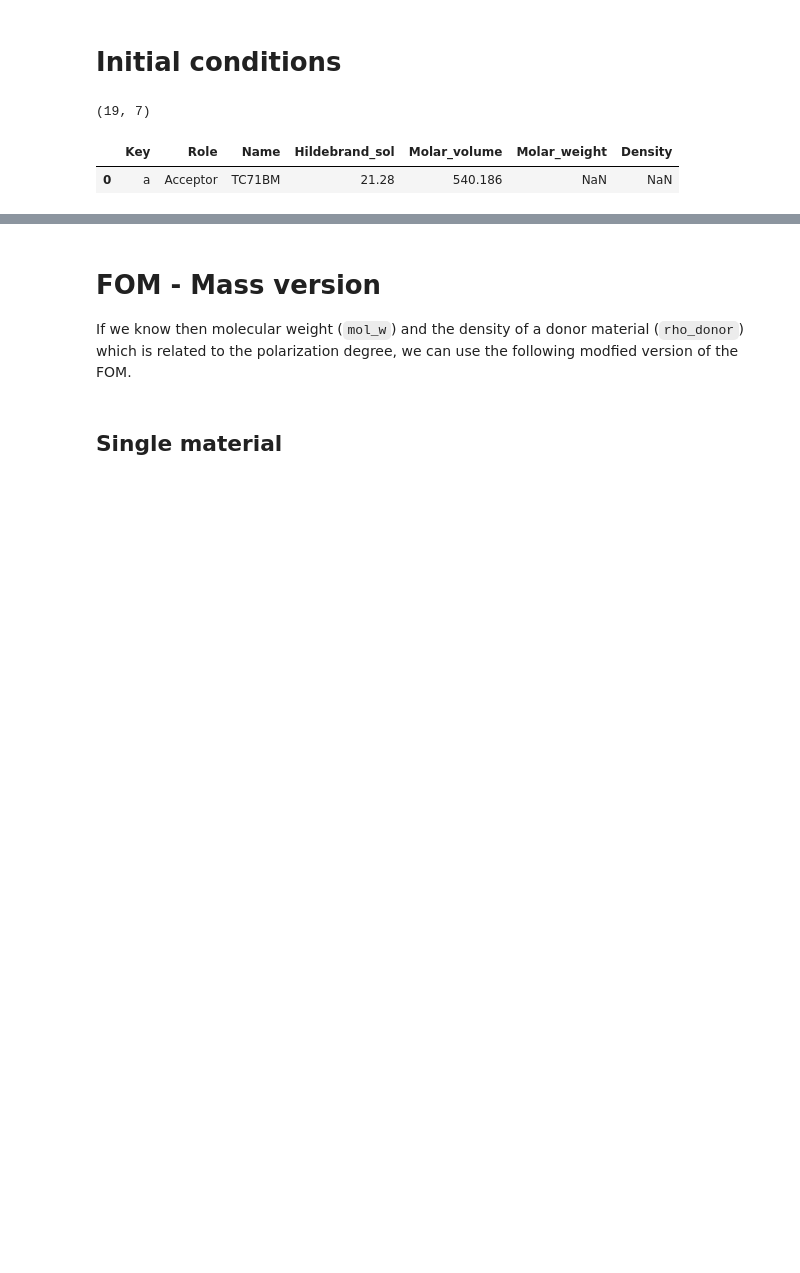
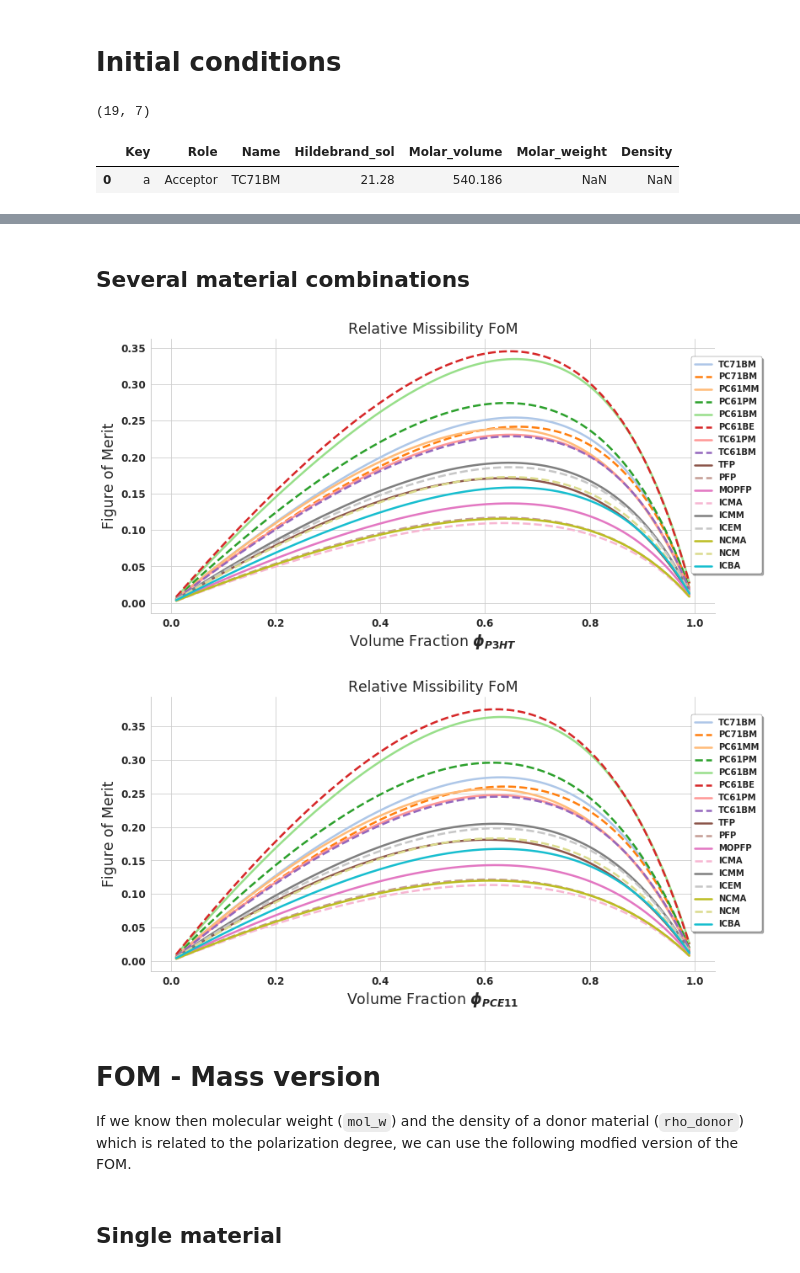
Before and after one commit to beangoben/relative_miscibility_fom, a Jupyter notebook: Miscibilities Calculator.ipynb, the cells around one changed output, grey strips where cells are left out. Cells and saved outputs as stored; diff of their text form; code cells hidden in the pictures; blank space fills up the shorter version.

```diff
--- a/Miscibilities Calculator.ipynb
+++ b/Miscibilities Calculator.ipynb
@@ -61,3 +123,38 @@ df.head(1)
+# %% [markdown]
+## Several material combinations
+# %%
+donors_df = df[df['Role'] == 'Donor']
+acceptors_df = df[df['Role'] == 'Acceptor']
+x = np.linspace(0.01, 0.99, 1000)
+for indx1, donor in donors_df.iterrows():
+    pal = sns.color_palette("tab20", len(acceptors_df))
+    for indx2, acceptor in acceptors_df.iterrows():
+        y = fom(x, donor['Molar_volume'], donor['Hildebrand_sol'],
+                acceptor['Molar_volume'], acceptor['Hildebrand_sol'])
+        ln = '-' if indx2 % 2 == 0 else '--'
+        plt.plot(x, y, label=acceptor['Name'], c=pal[indx2], linestyle=ln)
+        #save_figure('ChiSpinodal_{}_{}.png'.format(acceptor['Name'],donor['Name']))
+    plt.xlabel('Volume Fraction $\phi_{{ {:s} }}$'.format(donor['Name']))
+    plt.ylabel('Figure of Merit')
+    sns.despine()
+    legend = plt.legend(
+        ncol=1,
+        loc='best',
+        bbox_to_anchor=(0.95, 0.95),
+        fontsize='x-small',
+        fancybox=True,
+        frameon=True,
+        shadow=True,
+        facecolor='#FFFFFF',
+        edgecolor='#000000',
+        framealpha=1.0)
+
+    plt.title('Relative Missibility FoM')
+    save_figure('FOM_{}'.format(donor['Name']))
+    plt.show()
+# %% [output]
+[figure, added]
+[figure, added]
 # %% [markdown]
 # FOM - Mass version
 
```
Also changed, not shown: parts of 4 cells of this notebook.
